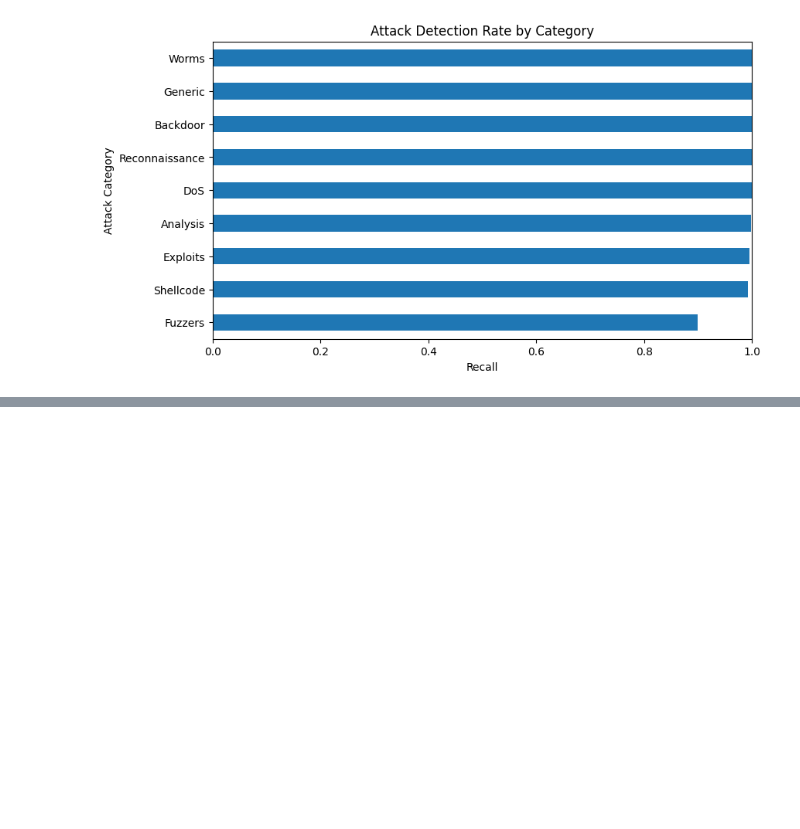
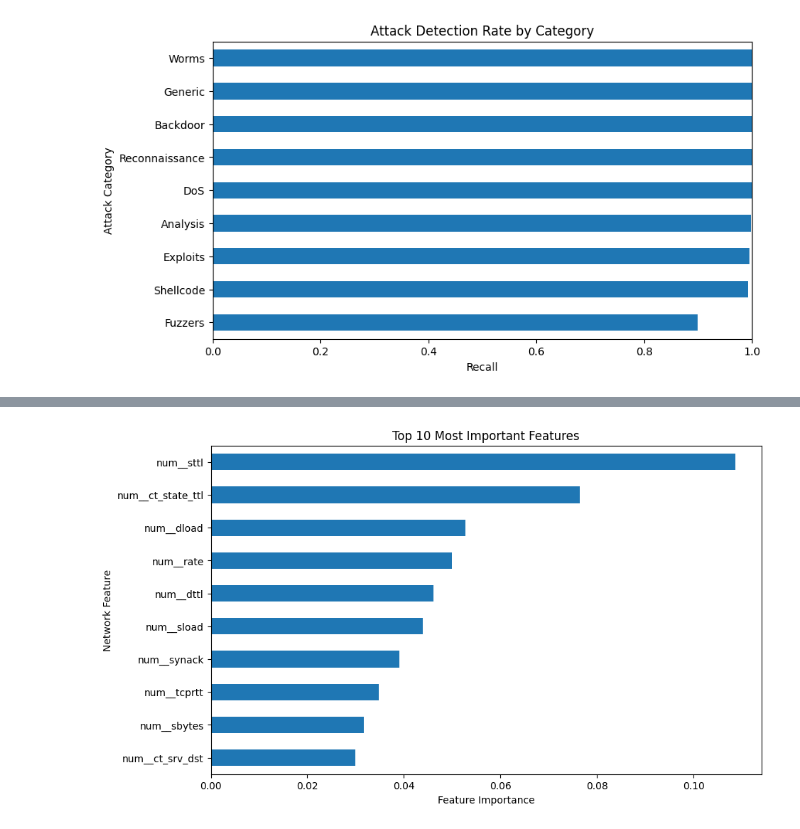
Before and after one commit to Ch3ddarr/dsb_capstone, a Jupyter notebook: 01_EDA.ipynb, the cells around one changed output, grey strips where cells are left out. Saved outputs shown, nothing was run; the diff lists cells and outputs as text; code cells hidden in the pictures; blank space fills up the shorter version.

```diff
--- a/01_EDA.ipynb
+++ b/01_EDA.ipynb
@@ -862,3 +858,27 @@ plt.xlim(0, 1)
 plt.show()
 # %% [output]
 [figure]
+# %%
+# Get the names of all features after preprocessing
+feature_names = rf_pipeline.named_steps[
+    'preprocessing'
+].get_feature_names_out()
+
+# Get feature importance scores
+importances = rf_pipeline.named_steps[
+    'classifier'
+].feature_importances_
+
+# Create a DataFrame
+feature_importance = pd.DataFrame({
+    'Feature': feature_names,
+    'Importance': importances
+})
+
+# Show the 10 most important features
+feature_importance = feature_importance.sort_values(
+    by='Importance',
+    ascending=False
+)
+
+feature_importance.head(10)
@@ -864,0 +897,18 @@ plt.show()
+# %%
+# I wanted a graphical show of the most important features in this algorithm
+feature_importance.head(10).sort_values(
+    by='Importance'
+).plot(
+    kind='barh',
+    x='Feature',
+    y='Importance',
+    figsize=(10, 6),
+    legend=False
+)
+
+plt.title('Top 10 Most Important Features')
+plt.xlabel('Feature Importance')
+plt.ylabel('Network Feature')
+plt.show()
+# %% [output]
+[figure, added]
```
Also changed, not shown: parts of 2 cells of this notebook.
